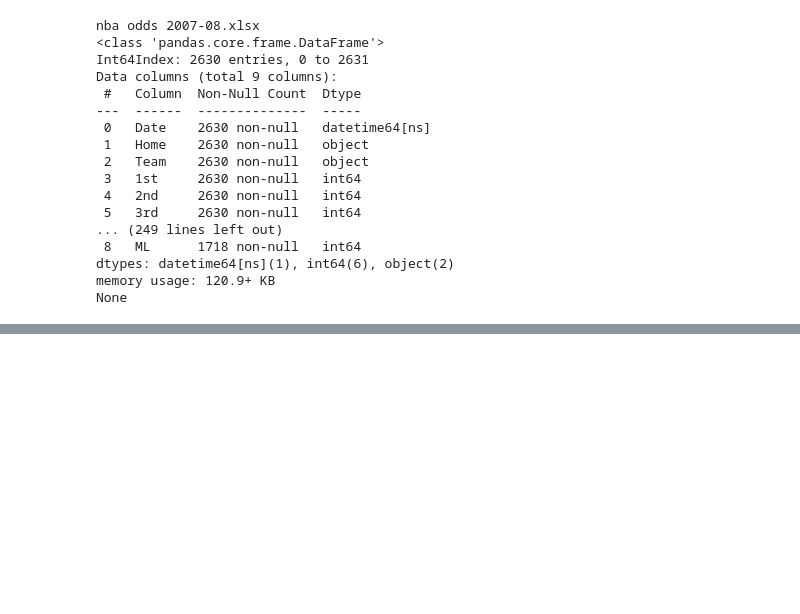
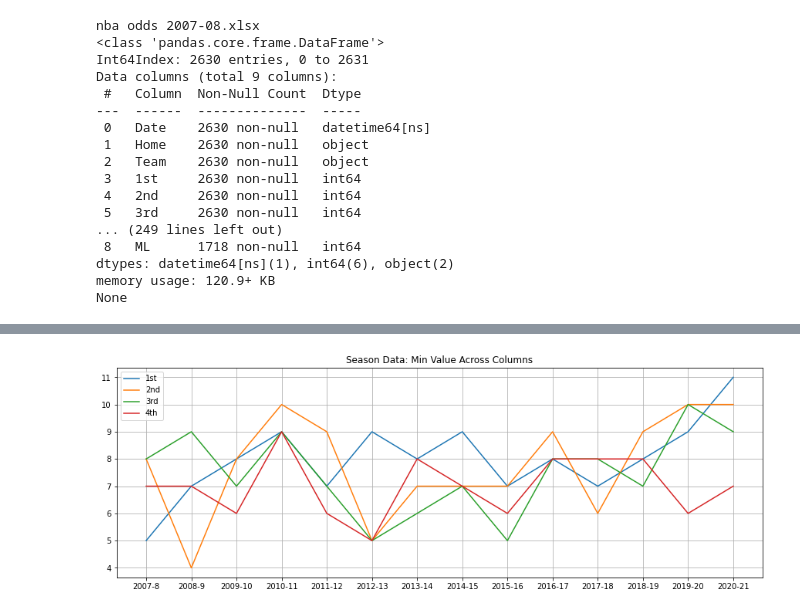
Before and after one commit to LMastro99/Sports-Betting-Module, a Jupyter notebook: season-data/cleaning/process/Season_Data_Cleaning.ipynb, the cells around one changed output, grey strips where cells are left out. Cells and saved outputs as stored; diff of their text form; code cells hidden in the pictures; blank space fills up the shorter version.

```diff
--- a/season-data/cleaning/process/Season_Data_Cleaning.ipynb
+++ b/season-data/cleaning/process/Season_Data_Cleaning.ipynb
@@ -257,0 +358,9 @@ None
+# %%
+plt.figure(figsize = (15, 5))
+plt.title('Season Data: Min Value Across Columns')
+plt.plot(x, col_min[:, :-2])
+plt.yticks(np.arange(4, 12, step = 1))
+plt.legend(labels = labels)
+plt.grid(True)
+# %% [output]
+[figure, added]
```
Also changed, not shown: parts of 9 cells of this notebook.
